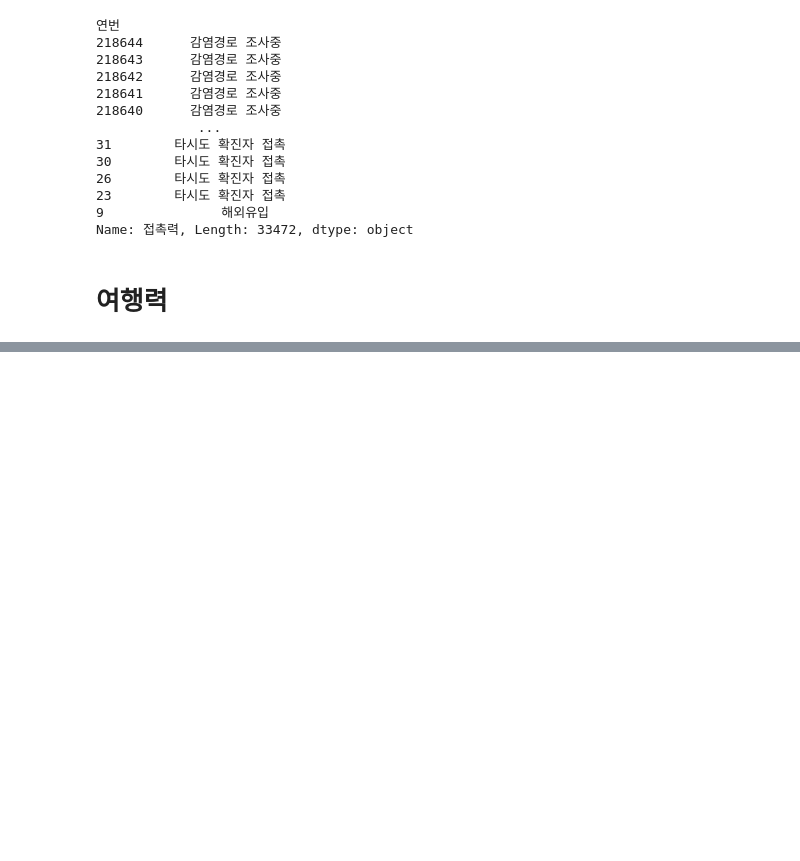
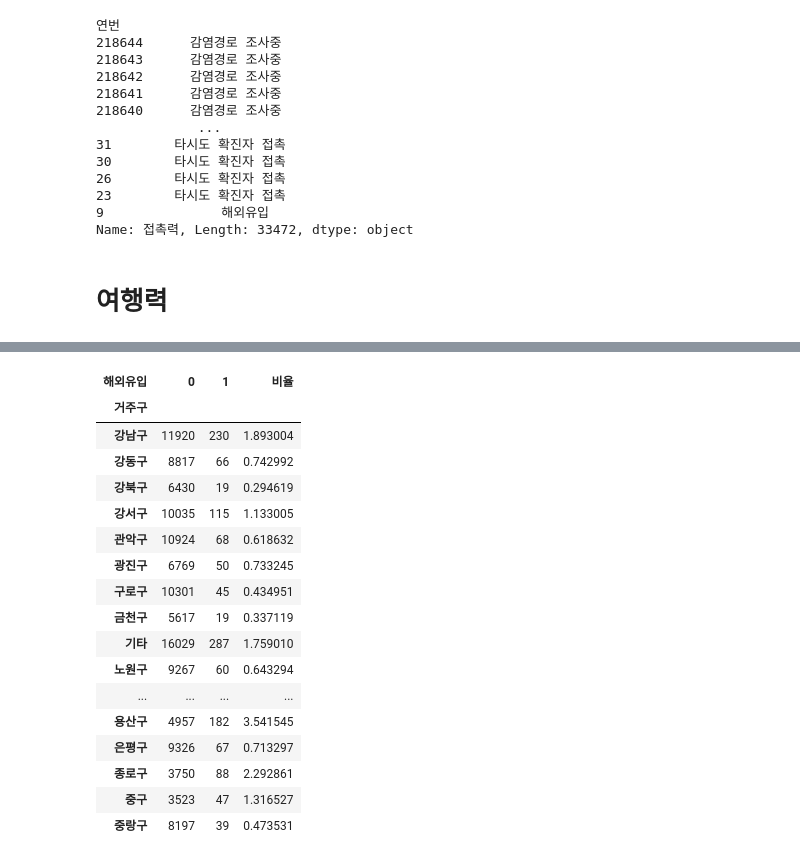
Before and after one commit to wumusill/AI_School, a Jupyter notebook: TP2/Day6/python0303.ipynb, the cells around one changed output, grey strips where cells are left out. Drawn from its saved outputs; the diff is of its cells as text; code cells hidden in the pictures; blank space fills up the shorter version.

```diff
--- a/TP2/Day6/python0303.ipynb
+++ b/TP2/Day6/python0303.ipynb
@@ -981,0 +1024,23 @@ df[condition].loc[:, "접촉력"].
+# %%
+# 거주구 해외유입 비율
+gu_oversee["비율"] = gu_oversee[1] / (gu_oversee[0] + gu_oversee[1]) * 100
+gu_oversee
+# %% [output]
+| 해외유입 | 0 | 1 | 비율 |
+| 거주구 |  |  |  |
+| 강남구 | 11920 | 230 | 1.893004 |
+| 강동구 | 8817 | 66 | 0.742992 |
+| 강북구 | 6430 | 19 | 0.294619 |
+| 강서구 | 10035 | 115 | 1.133005 |
+| 관악구 | 10924 | 68 | 0.618632 |
+| 광진구 | 6769 | 50 | 0.733245 |
+| 구로구 | 10301 | 45 | 0.434951 |
+| 금천구 | 5617 | 19 | 0.337119 |
+| 기타 | 16029 | 287 | 1.759010 |
+| 노원구 | 9267 | 60 | 0.643294 |
+| ... | ... | ... | ... |
+| 용산구 | 4957 | 182 | 3.541545 |
+| 은평구 | 9326 | 67 | 0.713297 |
+| 종로구 | 3750 | 88 | 2.292861 |
+| 중구 | 3523 | 47 | 1.316527 |
+| 중랑구 | 8197 | 39 | 0.473531 |
```
Also changed, not shown: parts of 17 cells of this notebook.
